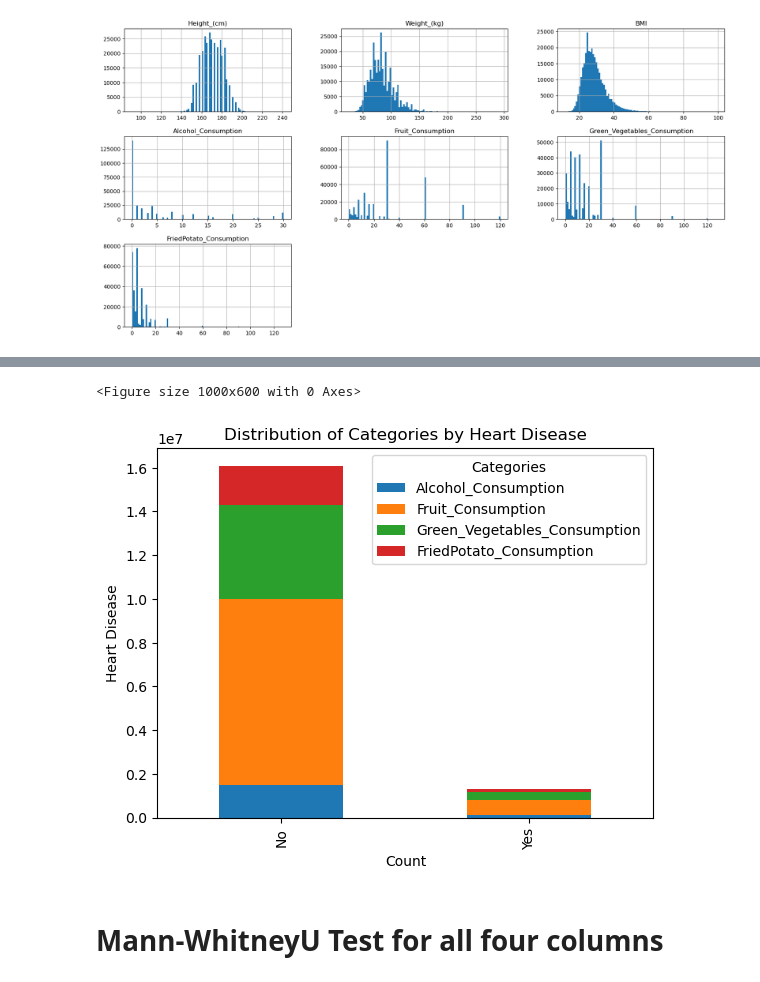
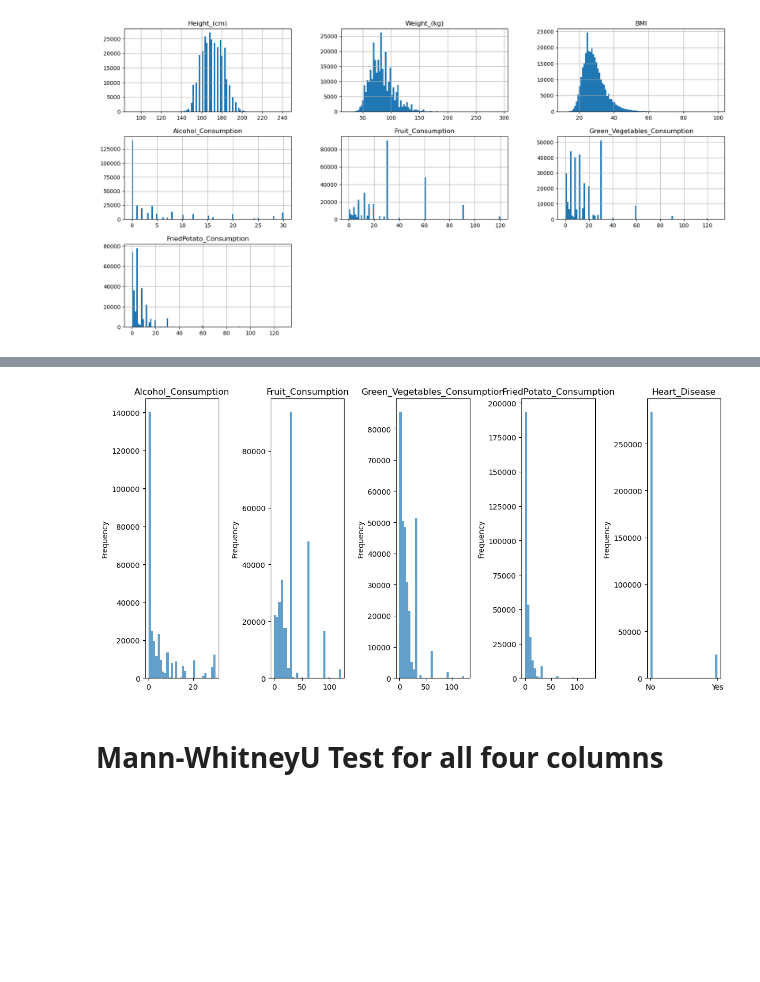
Before and after one commit to bobebend/Cardiovascular_diseases_risk_prediction, a Jupyter notebook: notebooks/hypothesis.ipynb, the cells around one changed output, grey strips where cells are left out. Drawn from its saved outputs; the diff is of its cells as text; code cells hidden in the pictures; blank space fills up the shorter version.

```diff
--- a/notebooks/hypothesis.ipynb
+++ b/notebooks/hypothesis.ipynb
@@ -149,22 +105,25 @@ plt.show()
-# %%
-# Select the columns of interest and group by Heart_Disease
-columns_of_interest = ['Alcohol_Consumption', 'Fruit_Consumption', 'Green_Vegetables_Consumption', 'FriedPotato_Consumption']
-grouped_data = cardio.groupby('Heart_Disease')[columns_of_interest].sum()
-
-# Increase the size of the figure
-plt.figure(figsize=(10, 6))
-
-# Plot the stacked horizontal bar chart
-grouped_data.plot(kind='bar', stacked=True)
-plt.xlabel('Count')
-plt.ylabel('Heart Disease')
-plt.title('Distribution of Categories by Heart Disease')
-plt.legend(title='Categories', loc='upper right')
-
-plt.show()
-# %% [output]
-<Figure size 1000x600 with 0 Axes>
-[figure, removed]
+# %%
+# Select the columns you want to plot
+columns_to_plot = ["Alcohol_Consumption", "Fruit_Consumption", "Green_Vegetables_Consumption", "FriedPotato_Consumption", "Heart_Disease"]
+
+# Create a single figure to hold all the histograms
+plt.figure(figsize=(12, 6))  # Adjust the figure size if needed
+
+# Loop through each column and plot the histogram
+for i, column in enumerate(columns_to_plot, 1):
+    plt.subplot(1, len(columns_to_plot), i)
+    plt.hist(cardio[column], bins=30, alpha=0.7)
+    # plt.xlabel("Consumption")
+    plt.ylabel("Frequency")
+    plt.title(column)
+
+# Adjust the layout and spacing
+plt.tight_layout()
+
+# Show the plot
+plt.show()
+# %% [output]
+[figure, added]
 # %% [markdown]
 # Mann-WhitneyU Test for all four columns
 # %%
```
Also changed, not shown: parts of 7 cells of this notebook, 3 other files.
